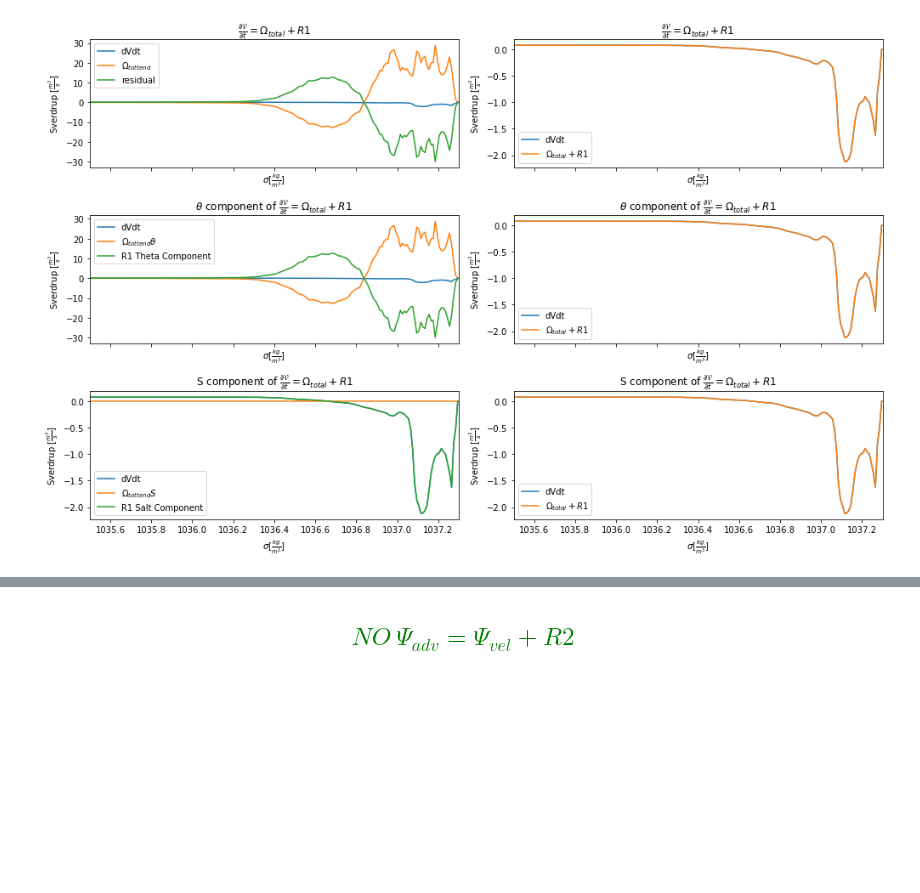
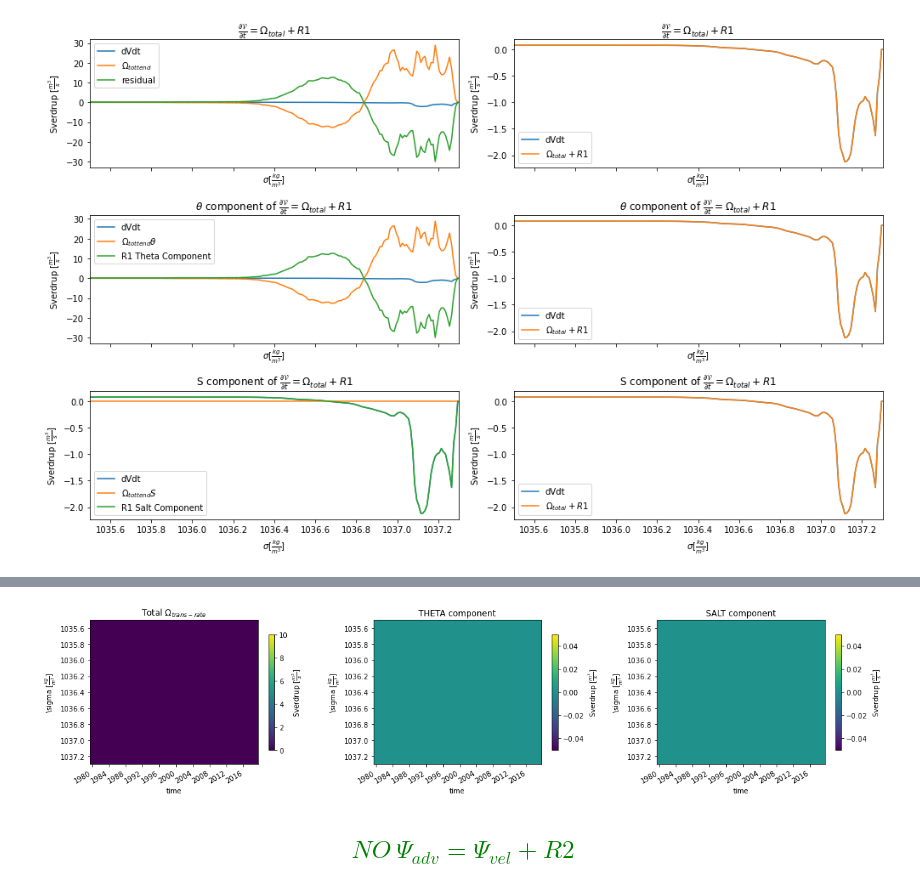
Before and after one commit to ocean-transport/WMT-project, a Jupyter notebook: GODAS/wmt-budget-sigma-space.ipynb, the cells around one changed output, grey strips where cells are left out. Saved outputs shown, nothing was run; the diff lists cells and outputs as text; code cells hidden in the pictures; blank space fills up the shorter version.

Commit message:
how to deal with surf term if ds starts at 15m depth?

```diff
--- a/GODAS/wmt-budget-sigma-space.ipynb
+++ b/GODAS/wmt-budget-sigma-space.ipynb
@@ -525,0 +491,11 @@ plt.tight_layout();
+# %%
+omega_surf_TH = - (histogram(sigma2.rename('sigma2'), bins=[sigma_bins],
+                     weights=surf_flux_conv.surf_flux_conv_TH[:,1:].fillna(0.), dim=['lon', 'lat', 'level']) / (-delta_sigma))
+omega_surf_TH.load()
+
+omega_surf_SLT = - (histogram(sigma2.rename('sigma2'), bins=[sigma_bins],
+                     weights=surf_flux_conv.surf_flux_conv_SLT[:,1:].fillna(0.), dim=['lon', 'lat', 'level']) / (-delta_sigma))
+omega_surf_SLT.load()
+
+omega_surf = omega_surf_TH + omega_surf_SLT
+omega_surf.load()
@@ -526,3 +514,27 @@ plt.tight_layout();
+# %%
+fig, (ax0,ax1,ax2) = plt.subplots(1,3, figsize=(17,4))
+
+(omega_surf.resample(time='AS').mean()/1e6).plot(x='time', ax=ax0, vmax=10,
+                                                       cbar_kwargs={'shrink': 0.8, 'label':r'Sverdrup [$\frac{m^3}{s}$]'})
+ax0.set_ylim(1037.3, 1035.5)
+ax0.set_ylabel(r'\sigma $[\frac{kg}{m^3}]$')
+ax0.set_title(r'Total $\Omega_{trans-rate}$')
+
+(omega_surf_TH.resample(time='AS').mean()/1e6).plot(x='time', ax=ax1, vmax=10,
+                                                          cbar_kwargs={'shrink': 0.8, 'label':r'Sverdrup [$\frac{m^3}{s}$]'})
+ax1.set_ylim(1037.3, 1035.5)
+ax1.set_ylabel(r'\sigma $[\frac{kg}{m^3}]$')
+ax1.set_title('THETA component')
+
+(omega_surf_SLT.resample(time='AS').mean()/1e6).plot(x='time', ax=ax2, vmax=10,
+                                                           cbar_kwargs={'shrink': 0.8, 'label':r'Sverdrup [$\frac{m^3}{s}$]'})
+ax2.set_ylim(1037.3, 1035.5)
+ax2.set_ylabel(r'\sigma $[\frac{kg}{m^3}]$')
+ax2.set_title('SALT component')
+
+plt.tight_layout();
+# %% [output]
+[figure, added]
 # %% [markdown]
 ## <font color='Green'> \begin{equation*} NO\ \Psi_{adv} = \Psi_{vel} + R2 \end{equation*} </font>
 # %% [markdown]
```
Also changed, not shown: parts of 27 cells of this notebook.
